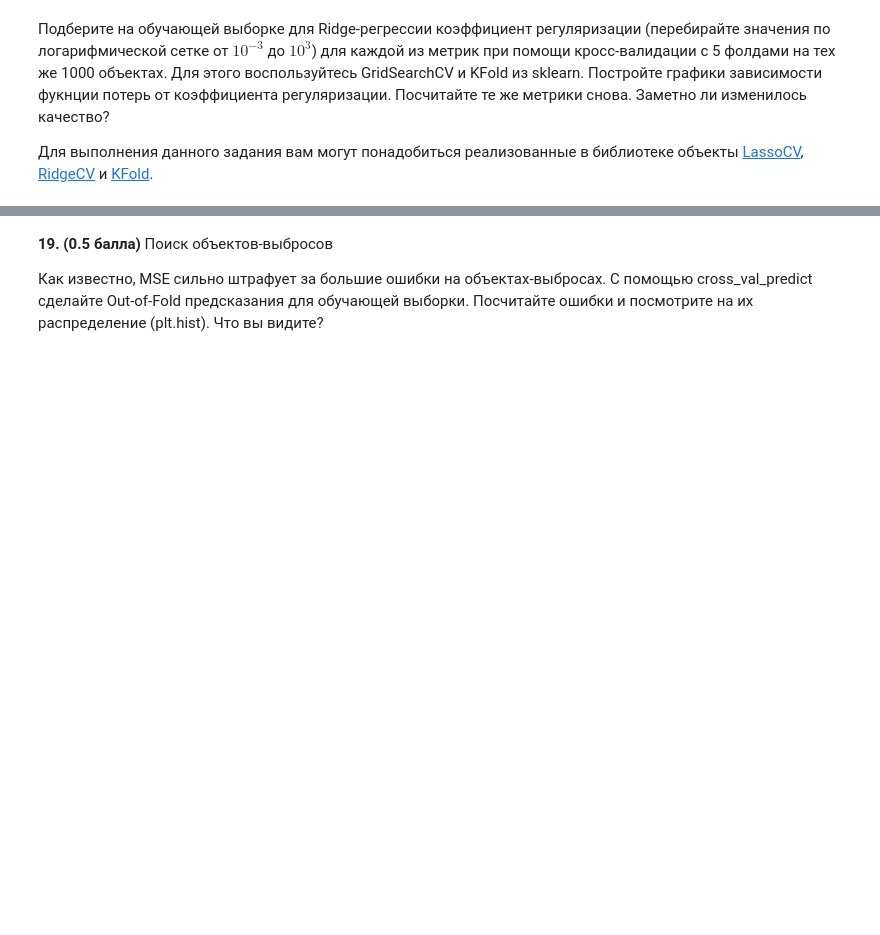
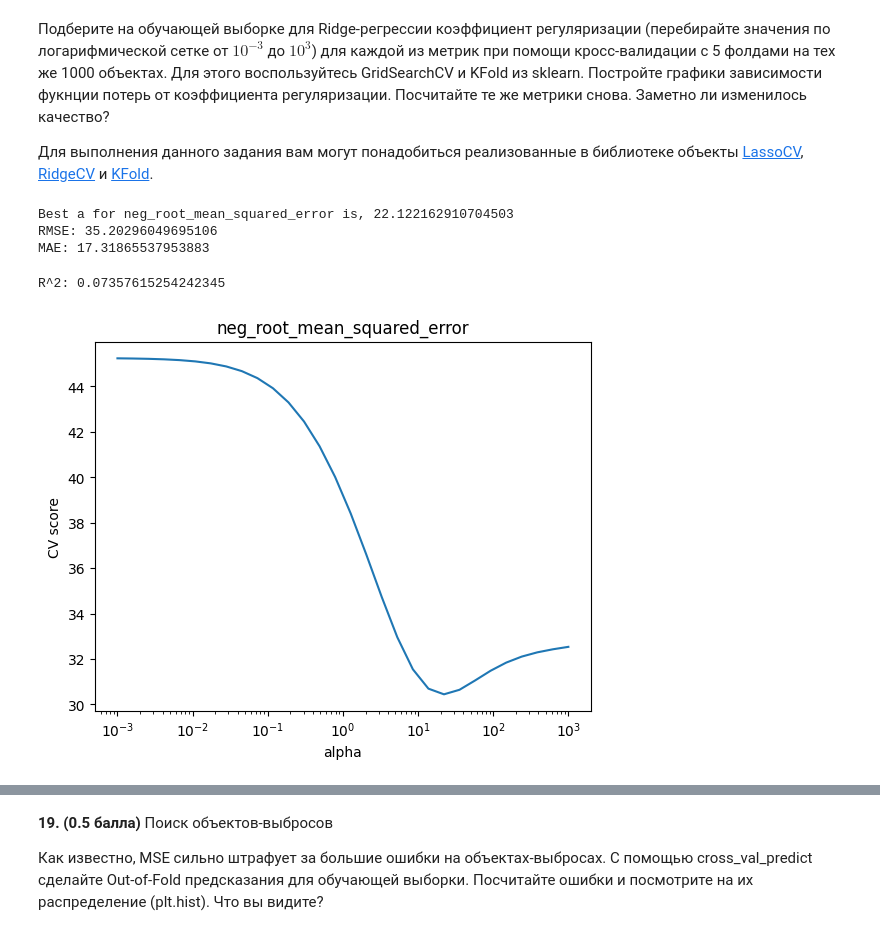
Before and after one commit to ElizavetaPermyakova/MachineLearning2023, a Jupyter notebook: homework 02/homework-practice-02-linregr.ipynb, the cells around one changed output, grey strips where cells are left out. Cells and saved outputs as stored; diff of their text form; code cells hidden in the pictures; blank space fills up the shorter version.

```diff
--- a/homework 02/homework-practice-02-linregr.ipynb
+++ b/homework 02/homework-practice-02-linregr.ipynb
@@ -668,0 +689,4 @@ $$MSE(X, y) = \frac{1}{l} \sum_{i=1}^l (<w, x_i> - y_i)^2 \to \min_{w},$$
+# %%
+y_test_pred = linreg.predict(X_test)
+print("MSE контрольной выборки (test):", mean_squared_error(y_test, y_test_pred))
+print("R^2 контрольной выборки (test):", linreg.score(X_test, y_test))
@@ -690,0 +754,10 @@ $$MSE_{L2}(X, y) = \frac{1}{l} \sum_{i=1}^l (<w, x_i> - y_i)^2 + \alpha ||w||_2^
+# %%
+def Ridge_metrics(X_train, y_train, X_test, y_test, alpha = 1):
+    ridge = Ridge(alpha = alpha)
+    ridge.fit(X_train, y_train)
+    y_test_pred = ridge.predict(X_test)
+    print("RMSE:", mean_squared_error(y_test, y_test_pred, squared = False))
+    print("MAE:", mean_absolute_error(y_test, y_test_pred))
+    print("R^2:", ridge.score(X_test, y_test))
+
+Ridge_metrics(X_train_train, y_train_train, X_test, y_test)
@@ -697,0 +772,23 @@ $$MSE_{L2}(X, y) = \frac{1}{l} \sum_{i=1}^l (<w, x_i> - y_i)^2 + \alpha ||w||_2^
+# %%
+def search_best_alpha(scoring, X_train_train, y_train_train):
+    alphas = 10 ** np.linspace(-3, 3, 30)
+    searcher = GridSearchCV(Ridge(), [{"alpha": alphas}], scoring = scoring, cv = 5)
+    searcher.fit(X_train_train, y_train_train)
+    best_alpha = searcher.best_params_["alpha"]
+
+    print(f'Best a for {scoring} is, {best_alpha}')
+    plt.plot(alphas, -searcher.cv_results_["mean_test_score"])
+    plt.xscale("log")
+    plt.xlabel("alpha")
+    plt.ylabel("CV score")
+    plt.title(scoring)
+    return best_alpha
+# %%
+best_alpha = search_best_alpha('neg_root_mean_squared_error', X_train_train, y_train_train)
+Ridge_metrics(X_train_train, y_train_train, X_test, y_test, best_alpha)
+# %% [output]
+Best a for neg_root_mean_squared_error is, 22.122162910704503
+RMSE: 35.20296049695106
+MAE: 17.31865537953883
+R^2: 0.07357615254242345
+[figure, added]
```
Also changed, not shown: parts of 29 cells of this notebook.
